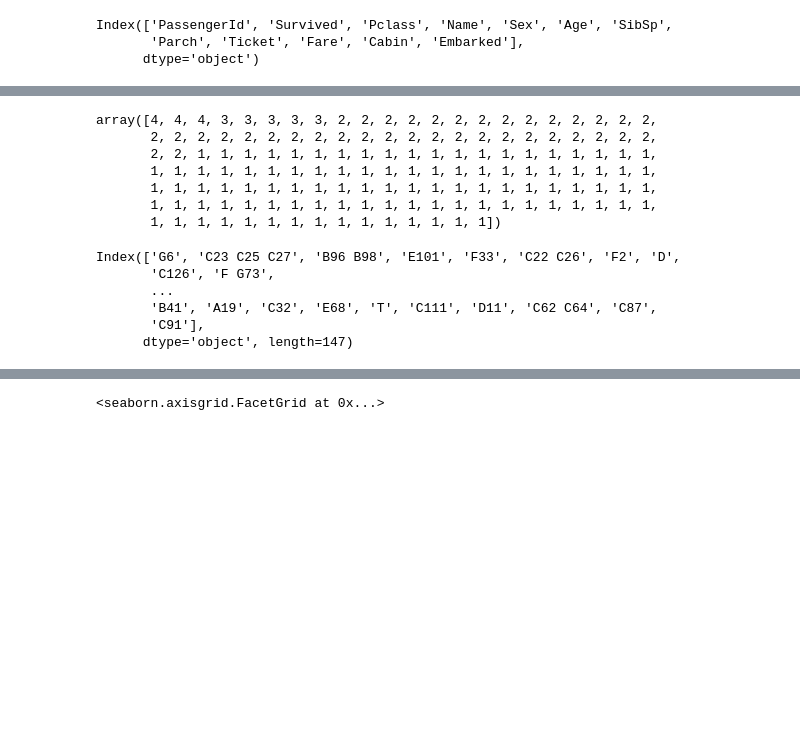
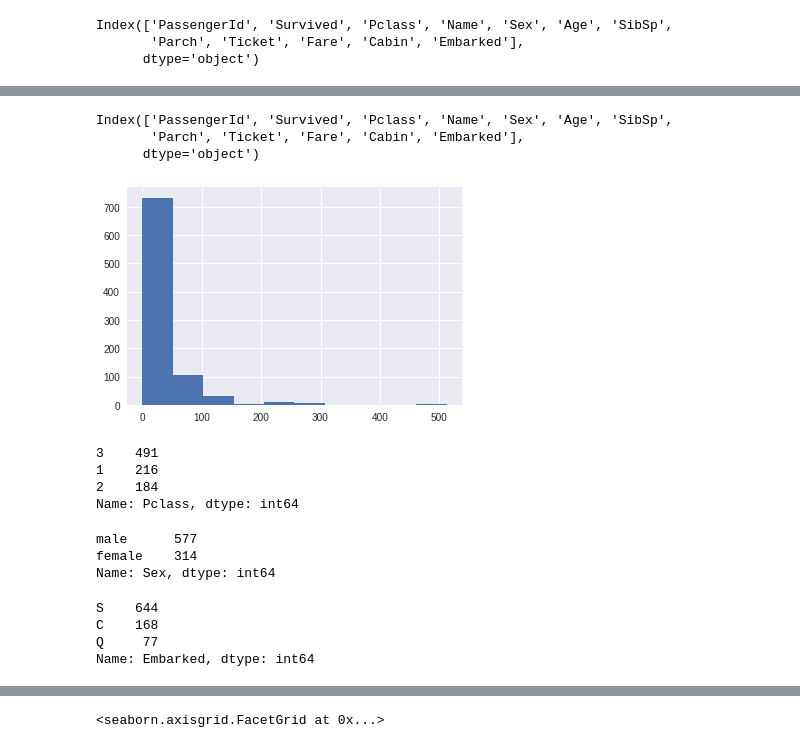
Before and after one commit to anu0508/new-inning, a Jupyter notebook: Assignment_titanic.ipynb, the cells around one changed output, grey strips where cells are left out. Cells and saved outputs as stored; diff of their text form; code cells hidden in the pictures; blank space fills up the shorter version.

```diff
--- a/Assignment_titanic.ipynb
+++ b/Assignment_titanic.ipynb
@@ -190,24 +167,10 @@ labels = temp.index
-# %%
-sizes
-# %% [output]
-array([4, 4, 4, 3, 3, 3, 3, 3, 2, 2, 2, 2, 2, 2, 2, 2, 2, 2, 2, 2, 2, 2,
-       2, 2, 2, 2, 2, 2, 2, 2, 2, 2, 2, 2, 2, 2, 2, 2, 2, 2, 2, 2, 2, 2,
-       2, 2, 1, 1, 1, 1, 1, 1, 1, 1, 1, 1, 1, 1, 1, 1, 1, 1, 1, 1, 1, 1,
-       1, 1, 1, 1, 1, 1, 1, 1, 1, 1, 1, 1, 1, 1, 1, 1, 1, 1, 1, 1, 1, 1,
-       1, 1, 1, 1, 1, 1, 1, 1, 1, 1, 1, 1, 1, 1, 1, 1, 1, 1, 1, 1, 1, 1,
-       1, 1, 1, 1, 1, 1, 1, 1, 1, 1, 1, 1, 1, 1, 1, 1, 1, 1, 1, 1, 1, 1,
-       1, 1, 1, 1, 1, 1, 1, 1, 1, 1, 1, 1, 1, 1, 1])
-# %%
-labels
-# %% [output]
-Index(['G6', 'C23 C25 C27', 'B96 B98', 'E101', 'F33', 'C22 C26', 'F2', 'D',
-       'C126', 'F G73',
-       ...
-       'B41', 'A19', 'C32', 'E68', 'T', 'C111', 'D11', 'C62 C64', 'C87',
-       'C91'],
-      dtype='object', length=147)
 # %%
 #list1=[]
 #for items in titanic['Cabin']:
  # print(items)
   #list1.append(items[0:1])
+  titanic.columns
+# %% [output]
+Index(['PassengerId', 'Survived', 'Pclass', 'Name', 'Sex', 'Age', 'SibSp',
+       'Parch', 'Ticket', 'Fare', 'Cabin', 'Embarked'],
+      dtype='object')
@@ -218,2 +177,5 @@ Index(['G6', 'C23 C25 C27', 'B96 B98', 'E101', 'F33', 'C22 C26', 'F2', 'D',
-# %%
-titanic.drop(columns=['Name','PassengerId','Cabin'],axis=1,inplace=True)
+# %%
+plt.hist(titanic['Fare']) # to check the distibution of fare
+plt.show()
+# %% [output]
+[figure, added]
@@ -219,0 +185,22 @@ titanic.drop(columns=['Name','PassengerId','Cabin'],axis=1,inplace=True)
+# %%
+titanic['Pclass'].value_counts()
+# %% [output]
+3    491
+1    216
+2    184
+Name: Pclass, dtype: int64
+# %%
+### Sex
+titanic['Sex'].value_counts()
+# %% [output]
+male      577
+female    314
+Name: Sex, dtype: int64
+# %%
+### Embarked
+titanic['Embarked'].value_counts()
+# %% [output]
+S    644
+C    168
+Q     77
+Name: Embarked, dtype: int64
```
Also changed, not shown: parts of 87 cells of this notebook.
